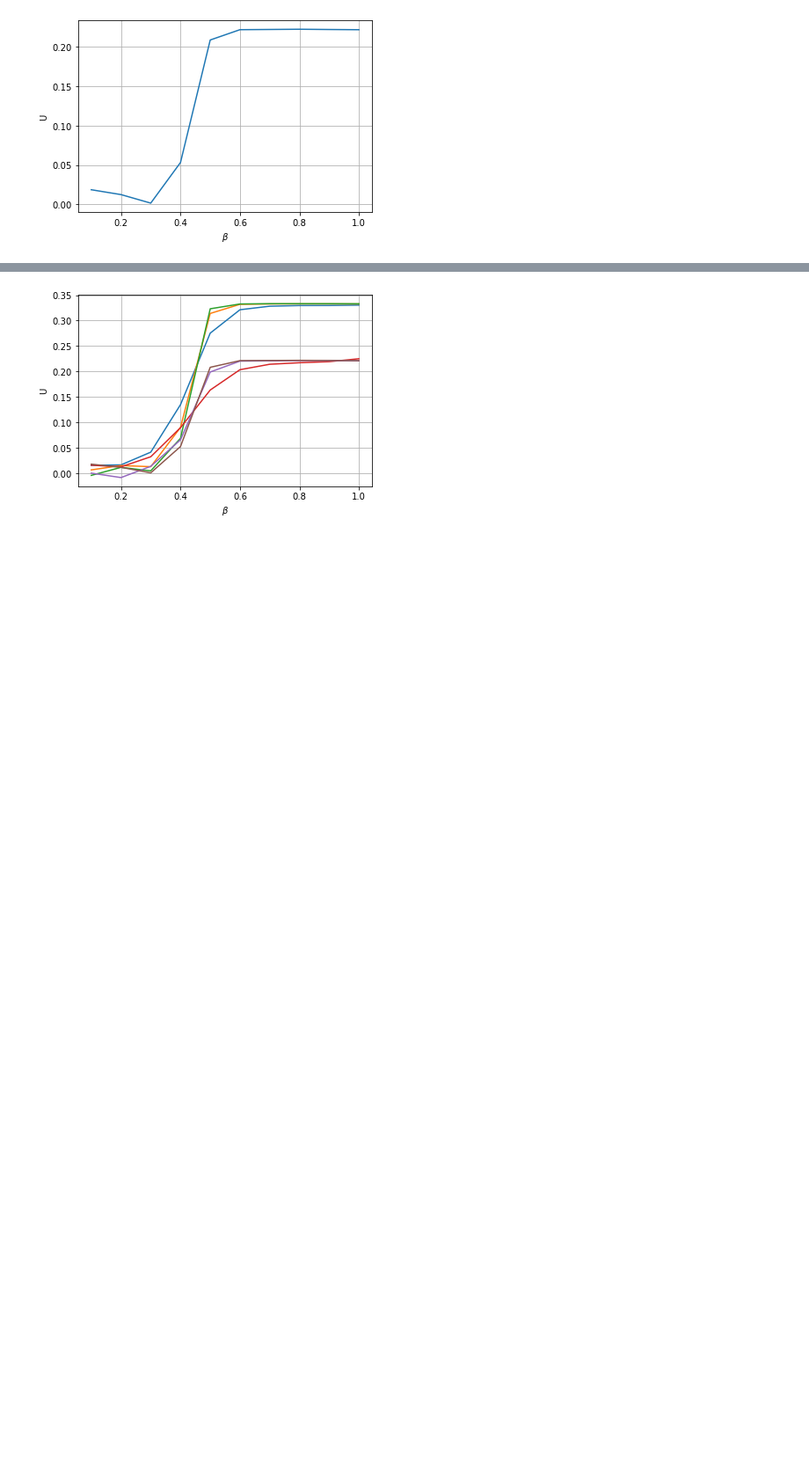
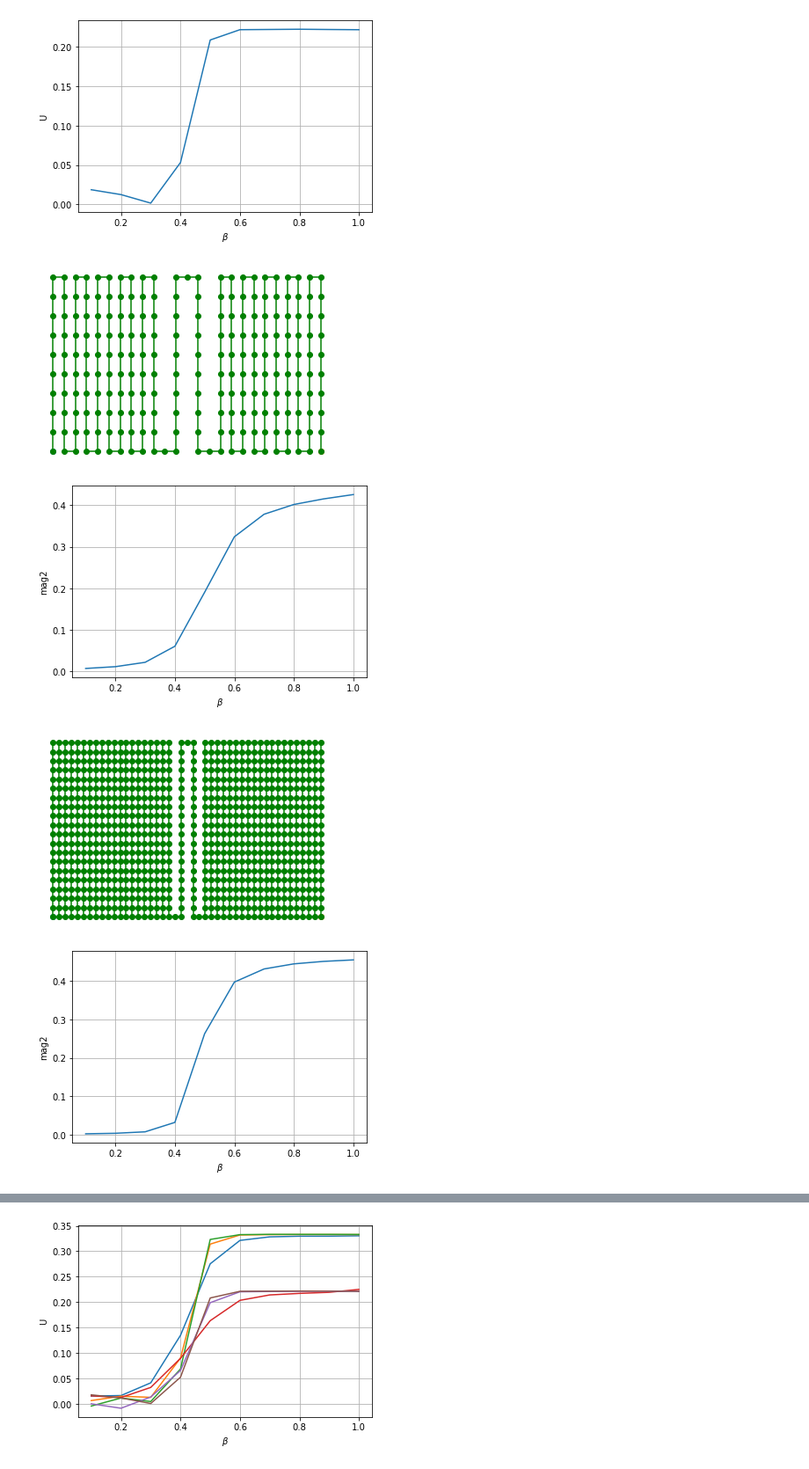
Before and after one commit to MoskalenkoRomanBorisovich/Ising-on-random-conformation, a Jupyter notebook: Clusterized conformations.ipynb, the cells around one changed output, grey strips where cells are left out. Shown at 88% size. Cells and saved outputs as stored; diff of their text form; code cells hidden in the pictures; blank space fills up the shorter version.

Commit message:
clusterized conformations research

```diff
--- a/Clusterized conformations.ipynb
+++ b/Clusterized conformations.ipynb
@@ -116,3 +116,17 @@ for c in conformations:
 [figure]
 [figure]
 [figure]
+# %%
+for c in conformations:
+    draw_conformation(c.struct)
+    plt.figure()
+    plt.xlabel(r'$\beta$')
+    plt.ylabel('mag2')
+    plt.plot(c.betas, [x.mean for x in c.mag2])
+    plt.grid(True)
+    plt.show()
+# %% [output]
+[figure, added]
+[figure, added]
+[figure, added]
+[figure, added]
```
Also changed, not shown: parts of 1 cell of this notebook, 2 other files.
